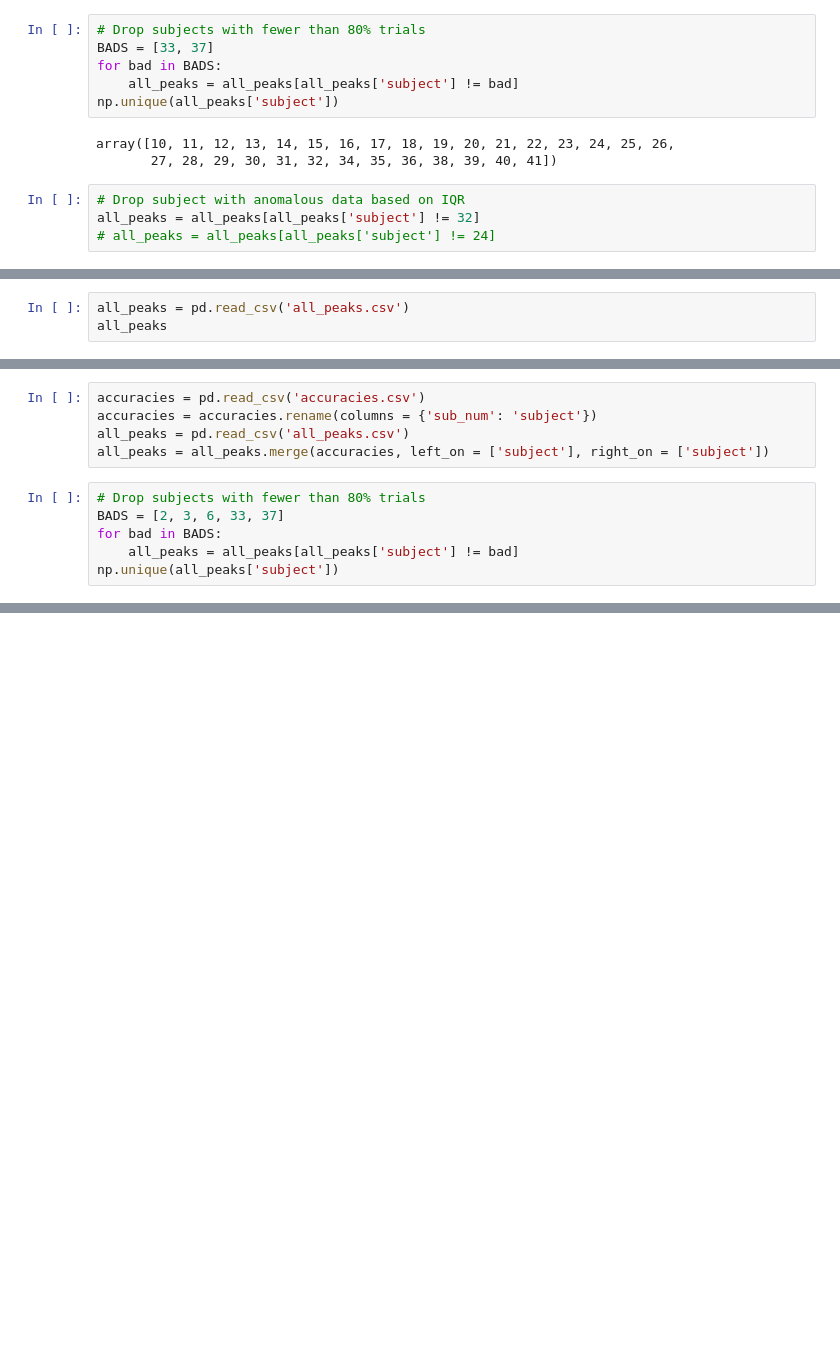
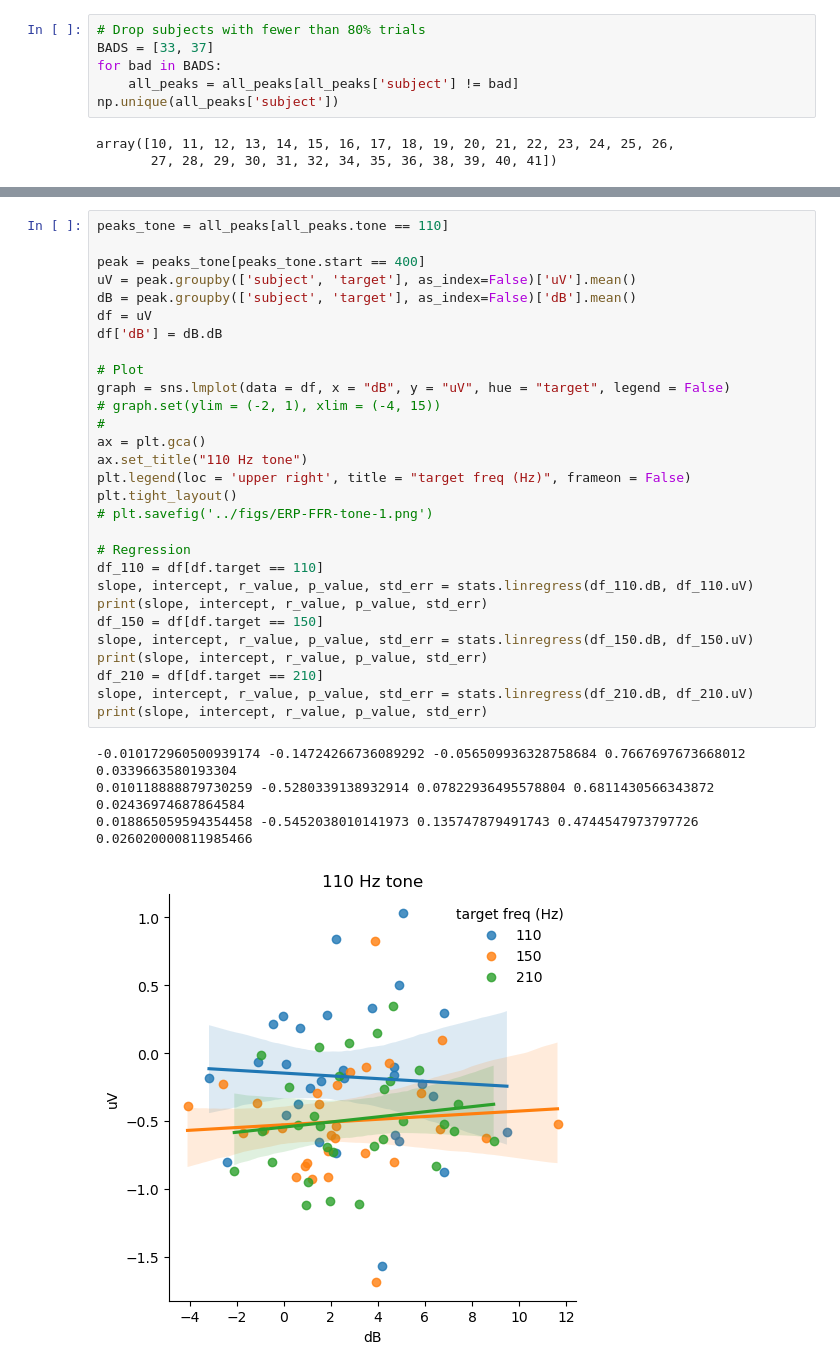
Before and after one commit to letitiayhho/expectations-ffr, a Jupyter notebook: analysis/erp-ffr.ipynb, the cells around one changed output, grey strips where cells are left out. Cells and saved outputs as stored; diff of their text form; blank space fills up the shorter version.

Commit message:
Merge two versions of erp-ffr

```diff
--- a/analysis/erp-ffr.ipynb
+++ b/analysis/erp-ffr.ipynb
@@ -172,7 +169,3 @@ np.unique(all_peaks['subject'])
 # %% [output]
 array([10, 11, 12, 13, 14, 15, 16, 17, 18, 19, 20, 21, 22, 23, 24, 25, 26,
        27, 28, 29, 30, 31, 32, 34, 35, 36, 38, 39, 40, 41])
-# %%
-# Drop subject with anomalous data based on IQR
-all_peaks = all_peaks[all_peaks['subject'] != 32]
-# all_peaks = all_peaks[all_peaks['subject'] != 24]
@@ -276,3 +171,0 @@ print(slope, intercept, r_value, p_value, std_err)
-# %%
-all_peaks = pd.read_csv('all_peaks.csv')
-all_peaks
@@ -401,11 +171,0 @@ print(slope, intercept, r_value, p_value, std_err)
-# %%
-accuracies = pd.read_csv('accuracies.csv')
-accuracies = accuracies.rename(columns = {'sub_num': 'subject'})
-all_peaks = pd.read_csv('all_peaks.csv')
-all_peaks = all_peaks.merge(accuracies, left_on = ['subject'], right_on = ['subject'])
-# %%
-# Drop subjects with fewer than 80% trials
-BADS = [2, 3, 6, 33, 37]
-for bad in BADS:
-    all_peaks = all_peaks[all_peaks['subject'] != bad]
-np.unique(all_peaks['subject'])
@@ -496,0 +358,34 @@ print(slope, intercept, r_value, p_value, std_err)
+# %%
+peaks_tone = all_peaks[all_peaks.tone == 110]
+
+peak = peaks_tone[peaks_tone.start == 400]
+uV = peak.groupby(['subject', 'target'], as_index=False)['uV'].mean()
+dB = peak.groupby(['subject', 'target'], as_index=False)['dB'].mean()
+df = uV
+df['dB'] = dB.dB
+
+# Plot
+graph = sns.lmplot(data = df, x = "dB", y = "uV", hue = "target", legend = False)
+# graph.set(ylim = (-2, 1), xlim = (-4, 15))
+#
+ax = plt.gca()
+ax.set_title("110 Hz tone")
+plt.legend(loc = 'upper right', title = "target freq (Hz)", frameon = False)
+plt.tight_layout()
+# plt.savefig('../figs/ERP-FFR-tone-1.png')
+
+# Regression
+df_110 = df[df.target == 110]
+slope, intercept, r_value, p_value, std_err = stats.linregress(df_110.dB, df_110.uV)
+print(slope, intercept, r_value, p_value, std_err)
+df_150 = df[df.target == 150]
+slope, intercept, r_value, p_value, std_err = stats.linregress(df_150.dB, df_150.uV)
+print(slope, intercept, r_value, p_value, std_err)
+df_210 = df[df.target == 210]
+slope, intercept, r_value, p_value, std_err = stats.linregress(df_210.dB, df_210.uV)
+print(slope, intercept, r_value, p_value, std_err)
+# %% [output]
+-0.010172960500939174 -0.14724266736089292 -0.056509936328758684 0.7667697673668012 0.0339663580193304
+0.010118888879730259 -0.5280339138932914 0.07822936495578804 0.6811430566343872 0.02436974687864584
+0.018865059594354458 -0.5452038010141973 0.135747879491743 0.4744547973797726 0.026020000811985466
+[figure, added]
```
Also changed, not shown: parts of 55 cells of this notebook, 1 other file.
